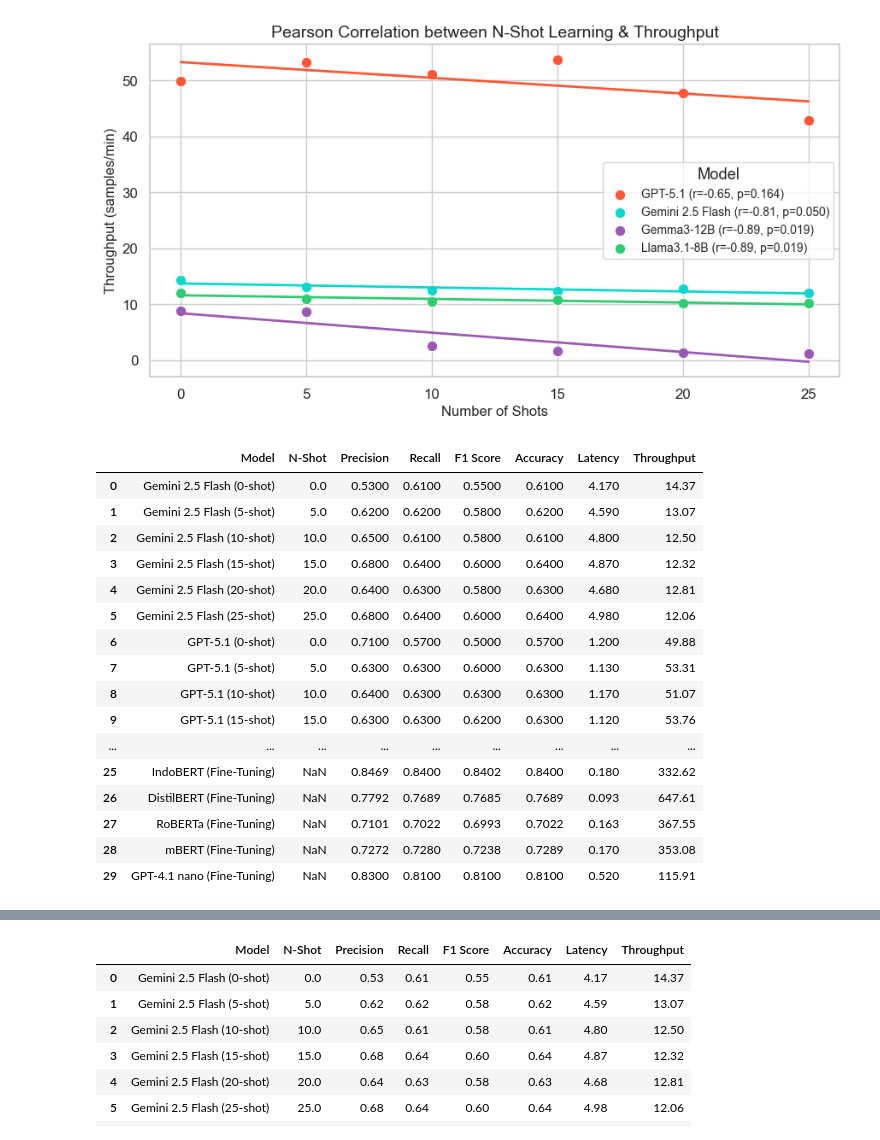
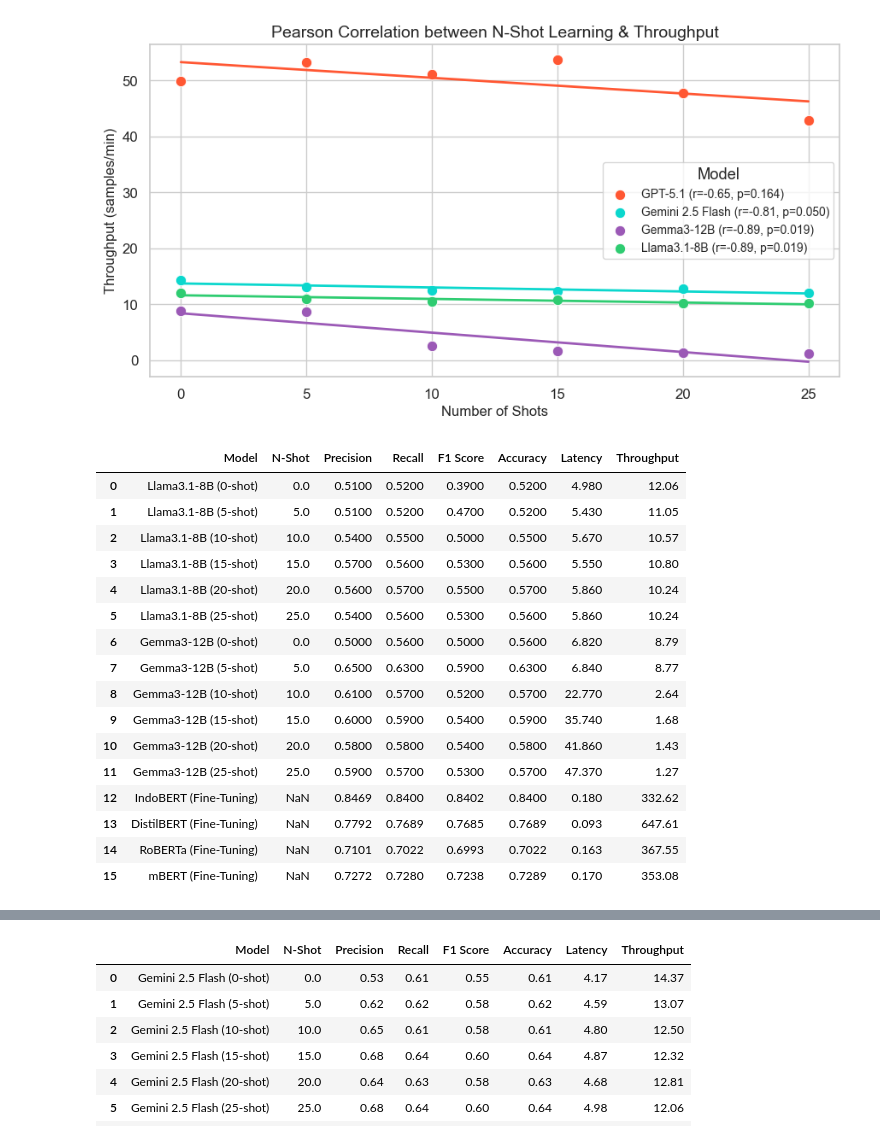
Before and after one commit to RasyadBima15/Multiclass-Emotion-Classification-on-Indonesian-Product-Reviews, a Jupyter notebook: Result/code.ipynb, the cells around one changed output, grey strips where cells are left out. Cells and saved outputs as stored; diff of their text form; code cells hidden in the pictures.

```diff
--- a/Result/code.ipynb
+++ b/Result/code.ipynb
@@ -466,22 +466,6 @@ import pandas as pd
 shots = [0, 5, 10, 15, 20, 25]
 
 models = {
-    "Gemini 2.5 Flash": {
-        "Precision":  [0.53, 0.62, 0.65, 0.68, 0.64, 0.68],
-        "Recall":     [0.61, 0.62, 0.61, 0.64, 0.63, 0.64],
-        "F1":         [0.55, 0.58, 0.58, 0.60, 0.58, 0.60],
-        "Accuracy":   [0.61, 0.62, 0.61, 0.64, 0.63, 0.64],
-        "Latency":    [4.17, 4.59, 4.80, 4.87, 4.68, 4.98],
-        "Throughput": [14.37, 13.07, 12.50, 12.32, 12.81, 12.06]
-    },
-    "GPT-5.1": {
-        "Precision":  [0.71, 0.63, 0.64, 0.63, 0.64, 0.65],
-        "Recall":     [0.57, 0.63, 0.63, 0.63, 0.64, 0.64],
-        "F1":         [0.50, 0.60, 0.63, 0.62, 0.63, 0.64],
-        "Accuracy":   [0.57, 0.63, 0.63, 0.63, 0.64, 0.64],
-        "Latency":    [1.20, 1.13, 1.17, 1.12, 1.26, 1.40],
-        "Throughput": [49.88, 53.31, 51.07, 53.76, 47.74, 42.87]
-    },
     "Llama3.1-8B": {
         "Precision":  [0.51, 0.51, 0.54, 0.57, 0.56, 0.54],
         "Recall":     [0.52, 0.52, 0.55, 0.56, 0.57, 0.56],
@@ -506,10 +490,9 @@ data_perf = {
         'DistilBERT',
         'RoBERTa',
         'mBERT',
-        'GPT-4.1 nano',
     ],
-    'Latency': [0.180, 0.093, 0.163, 0.170, 0.52],
-    'Throughput': [332.62, 647.61, 367.55, 353.08, 115.91]
+    'Latency': [0.180, 0.093, 0.163, 0.170],
+    'Throughput': [332.62, 647.61, 367.55, 353.08]
 }
 
 data_bert = {
@@ -517,13 +500,12 @@ data_bert = {
         'IndoBERT',
         'DistilBERT',
         'RoBERTa',
-        'mBERT',
-        'GPT-4.1 nano',
+        'mBERT'
     ],
-    'Precision': [0.8469, 0.7792, 0.7101, 0.7272, 0.83],
-    'Recall':    [0.8400, 0.7689, 0.7022, 0.728, 0.81],
-    'F1 Score':  [0.8402, 0.7685, 0.6993, 0.7238, 0.81],
-    'Accuracy':  [0.8400, 0.7689, 0.7022, 0.7289, 0.81]
+    'Precision': [0.8469, 0.7792, 0.7101, 0.7272],
+    'Recall':    [0.8400, 0.7689, 0.7022, 0.728],
+    'F1 Score':  [0.8402, 0.7685, 0.6993, 0.7238],
+    'Accuracy':  [0.8400, 0.7689, 0.7022, 0.7289]
 }
 
 # Convert GenAI results into rows
@@ -531,57 +513,46 @@ combined_rows = []
 for model, metrics in models.items():
     for idx, shot in enumerate(shots):
         combined_rows.append({
             "Model": f"{model} ({shot}-shot)",
             "N-Shot": shot,
             "Precision": metrics["Precision"][idx],
             "Recall": metrics["Recall"][idx],
             "F1 Score": metrics["F1"][idx],
             "Accuracy": metrics["Accuracy"][idx],
             "Latency": metrics["Latency"][idx],
             "Throughput": metrics["Throughput"][idx]
         })
 
-combined_rows.append({
-    "Model": "GPT-4.1 nano (25-shot)",
-    "N-Shot": 25,
-    "Precision": 0.48,
-    "Recall": 0.54,
-    "F1 Score": 0.48,
-    "Accuracy": 0.54,
-    "Latency": 0.90,
-    "Throughput": 66.88
-})
-
 # Add BERT fine-tuning rows with full metrics
 for i, model_name in enumerate(data_bert['Model']):
     combined_rows.append({
         "Model": model_name + " (Fine-Tuning)",
         "N-Shot": None,
         "Precision": data_bert['Precision'][i],
         "Recall": data_bert['Recall'][i],
         "F1 Score": data_bert['F1 Score'][i],
         "Accuracy": data_bert['Accuracy'][i],
         "Latency": data_perf['Latency'][i],
         "Throughput": data_perf['Throughput'][i]
     })
 
 df_all = pd.DataFrame(combined_rows)
 df_all
 # %% [output]
 |  | Model | N-Shot | Precision | Recall | F1 Score | Accuracy | Latency | Throughput |
-| 0 | Gemini 2.5 Flash (0-shot) | 0.0 | 0.5300 | 0.6100 | 0.5500 | 0.6100 | 4.170 | 14.37 |
-| 1 | Gemini 2.5 Flash (5-shot) | 5.0 | 0.6200 | 0.6200 | 0.5800 | 0.6200 | 4.590 | 13.07 |
-| 2 | Gemini 2.5 Flash (10-shot) | 10.0 | 0.6500 | 0.6100 | 0.5800 | 0.6100 | 4.800 | 12.50 |
-| 3 | Gemini 2.5 Flash (15-shot) | 15.0 | 0.6800 | 0.6400 | 0.6000 | 0.6400 | 4.870 | 12.32 |
-| 4 | Gemini 2.5 Flash (20-shot) | 20.0 | 0.6400 | 0.6300 | 0.5800 | 0.6300 | 4.680 | 12.81 |
-| 5 | Gemini 2.5 Flash (25-shot) | 25.0 | 0.6800 | 0.6400 | 0.6000 | 0.6400 | 4.980 | 12.06 |
-| 6 | GPT-5.1 (0-shot) | 0.0 | 0.7100 | 0.5700 | 0.5000 | 0.5700 | 1.200 | 49.88 |
-| 7 | GPT-5.1 (5-shot) | 5.0 | 0.6300 | 0.6300 | 0.6000 | 0.6300 | 1.130 | 53.31 |
-| 8 | GPT-5.1 (10-shot) | 10.0 | 0.6400 | 0.6300 | 0.6300 | 0.6300 | 1.170 | 51.07 |
-| 9 | GPT-5.1 (15-shot) | 15.0 | 0.6300 | 0.6300 | 0.6200 | 0.6300 | 1.120 | 53.76 |
-| ... | ... | ... | ... | ... | ... | ... | ... | ... |
-| 25 | IndoBERT (Fine-Tuning) | NaN | 0.8469 | 0.8400 | 0.8402 | 0.8400 | 0.180 | 332.62 |
-| 26 | DistilBERT (Fine-Tuning) | NaN | 0.7792 | 0.7689 | 0.7685 | 0.7689 | 0.093 | 647.61 |
-| 27 | RoBERTa (Fine-Tuning) | NaN | 0.7101 | 0.7022 | 0.6993 | 0.7022 | 0.163 | 367.55 |
-| 28 | mBERT (Fine-Tuning) | NaN | 0.7272 | 0.7280 | 0.7238 | 0.7289 | 0.170 | 353.08 |
-| 29 | GPT-4.1 nano (Fine-Tuning) | NaN | 0.8300 | 0.8100 | 0.8100 | 0.8100 | 0.520 | 115.91 |
+| 0 | Llama3.1-8B (0-shot) | 0.0 | 0.5100 | 0.5200 | 0.3900 | 0.5200 | 4.980 | 12.06 |
+| 1 | Llama3.1-8B (5-shot) | 5.0 | 0.5100 | 0.5200 | 0.4700 | 0.5200 | 5.430 | 11.05 |
+| 2 | Llama3.1-8B (10-shot) | 10.0 | 0.5400 | 0.5500 | 0.5000 | 0.5500 | 5.670 | 10.57 |
+| 3 | Llama3.1-8B (15-shot) | 15.0 | 0.5700 | 0.5600 | 0.5300 | 0.5600 | 5.550 | 10.80 |
+| 4 | Llama3.1-8B (20-shot) | 20.0 | 0.5600 | 0.5700 | 0.5500 | 0.5700 | 5.860 | 10.24 |
+| 5 | Llama3.1-8B (25-shot) | 25.0 | 0.5400 | 0.5600 | 0.5300 | 0.5600 | 5.860 | 10.24 |
+| 6 | Gemma3-12B (0-shot) | 0.0 | 0.5000 | 0.5600 | 0.5000 | 0.5600 | 6.820 | 8.79 |
+| 7 | Gemma3-12B (5-shot) | 5.0 | 0.6500 | 0.6300 | 0.5900 | 0.6300 | 6.840 | 8.77 |
+| 8 | Gemma3-12B (10-shot) | 10.0 | 0.6100 | 0.5700 | 0.5200 | 0.5700 | 22.770 | 2.64 |
+| 9 | Gemma3-12B (15-shot) | 15.0 | 0.6000 | 0.5900 | 0.5400 | 0.5900 | 35.740 | 1.68 |
+| 10 | Gemma3-12B (20-shot) | 20.0 | 0.5800 | 0.5800 | 0.5400 | 0.5800 | 41.860 | 1.43 |
+| 11 | Gemma3-12B (25-shot) | 25.0 | 0.5900 | 0.5700 | 0.5300 | 0.5700 | 47.370 | 1.27 |
+| 12 | IndoBERT (Fine-Tuning) | NaN | 0.8469 | 0.8400 | 0.8402 | 0.8400 | 0.180 | 332.62 |
+| 13 | DistilBERT (Fine-Tuning) | NaN | 0.7792 | 0.7689 | 0.7685 | 0.7689 | 0.093 | 647.61 |
+| 14 | RoBERTa (Fine-Tuning) | NaN | 0.7101 | 0.7022 | 0.6993 | 0.7022 | 0.163 | 367.55 |
+| 15 | mBERT (Fine-Tuning) | NaN | 0.7272 | 0.7280 | 0.7238 | 0.7289 | 0.170 | 353.08 |
```
Also changed, not shown: parts of 4 cells of this notebook, 21 other files.
